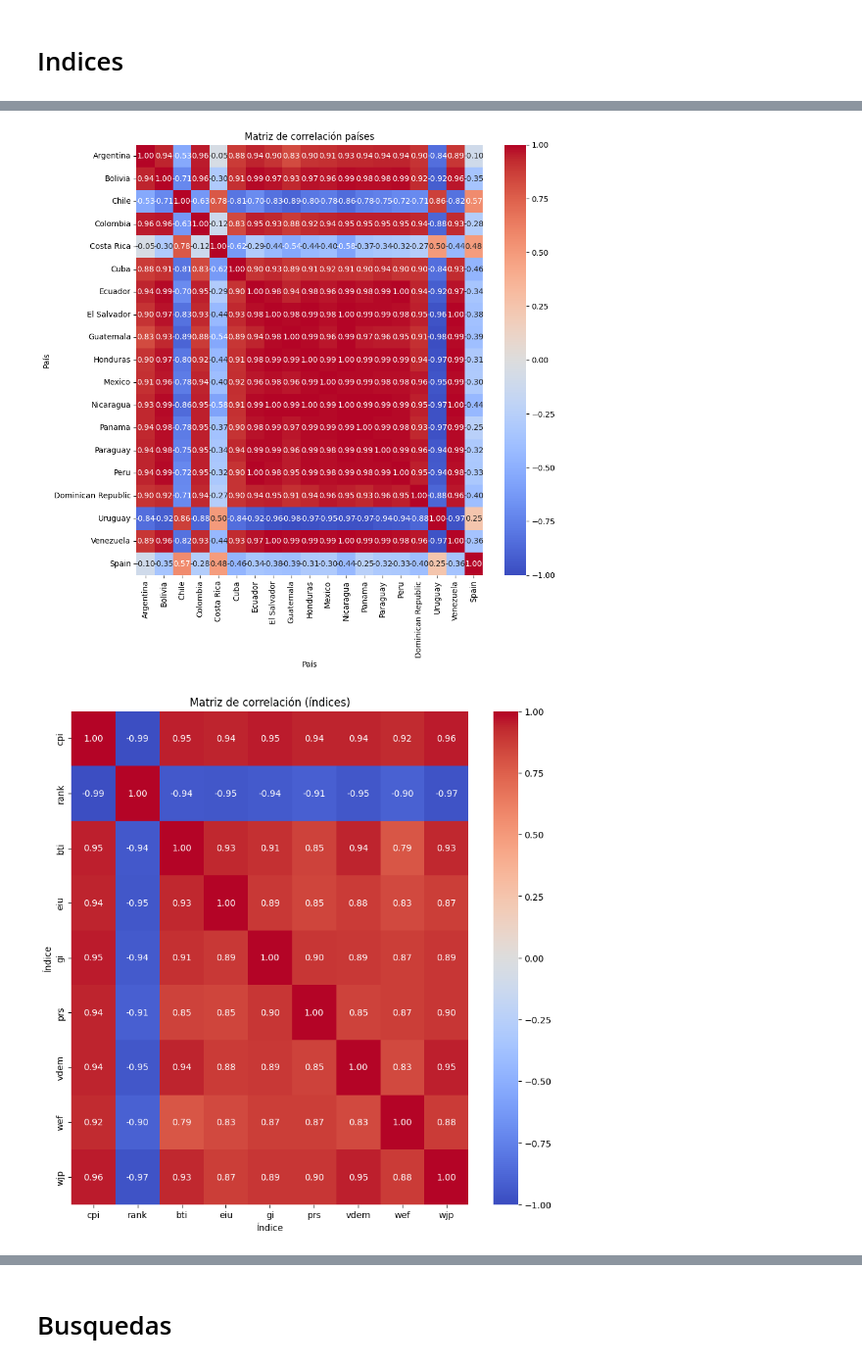
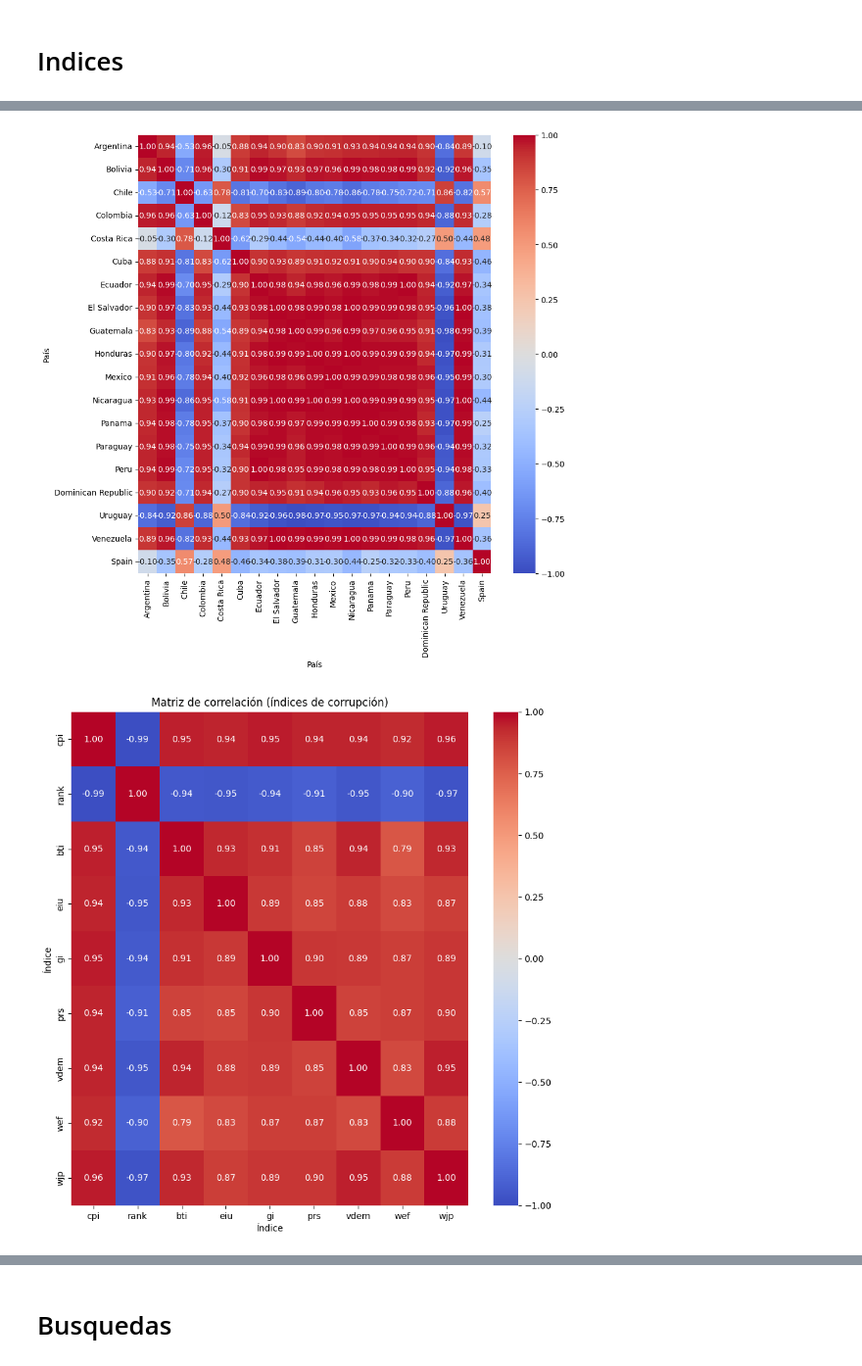
Before and after one commit to PastaFosil/ComputerScienceMaster, a Jupyter notebook: proyecto_tecnologico/indices/index_analysis_w_rank.ipynb, the cells around one changed output, grey strips where cells are left out. Shown at 98% size. Drawn from its saved outputs; the diff is of its cells as text; code cells hidden in the pictures.

```diff
--- a/proyecto_tecnologico/indices/index_analysis_w_rank.ipynb
+++ b/proyecto_tecnologico/indices/index_analysis_w_rank.ipynb
@@ -27,7 +27,7 @@ countries = [
     "Panama",
     "Paraguay",
     "Peru",
-    "Puerto Rico",
+    #"Puerto Rico",
     "Dominican Republic",
     "Uruguay",
     "Venezuela",
@@ -99,25 +99,25 @@ df
 # %%
 corr = df.T.corr()
 
 plt.figure(figsize=(10,10))
 sns.heatmap(corr, annot=True, cmap="coolwarm", vmin=-1, vmax=1, fmt=".2f")
 #sns.heatmap(np.abs(corr), annot=True, cmap="coolwarm", vmin=0, vmax=1, fmt=".1f")
-plt.title("Matriz de correlación países")
+#plt.title("Matriz de correlación entre  países")
 plt.xlabel("País")
 plt.ylabel("País")
 plt.show()
 
 #corrT = correlation(df.T)
 
 corrT = df.corr()
 
 plt.figure(figsize=(10,10))
 #sns.heatmap(corr, annot=True, cmap="coolwarm", vmin=-1, vmax=1)
 sns.heatmap(corrT, annot=True, cmap="coolwarm", vmin=-1, vmax=1, fmt=".2f")
-plt.title("Matriz de correlación (índices)")
+plt.title("Matriz de correlación (índices de corrupción)")
 plt.xlabel("Índice")
 plt.ylabel("Índice")
 plt.show()
 # %% [output]
-[figure, old version]
+[figure, new version]
-[figure, old version]
+[figure, new version]
```
Also changed, not shown: parts of 4 cells of this notebook, 19 other files.
